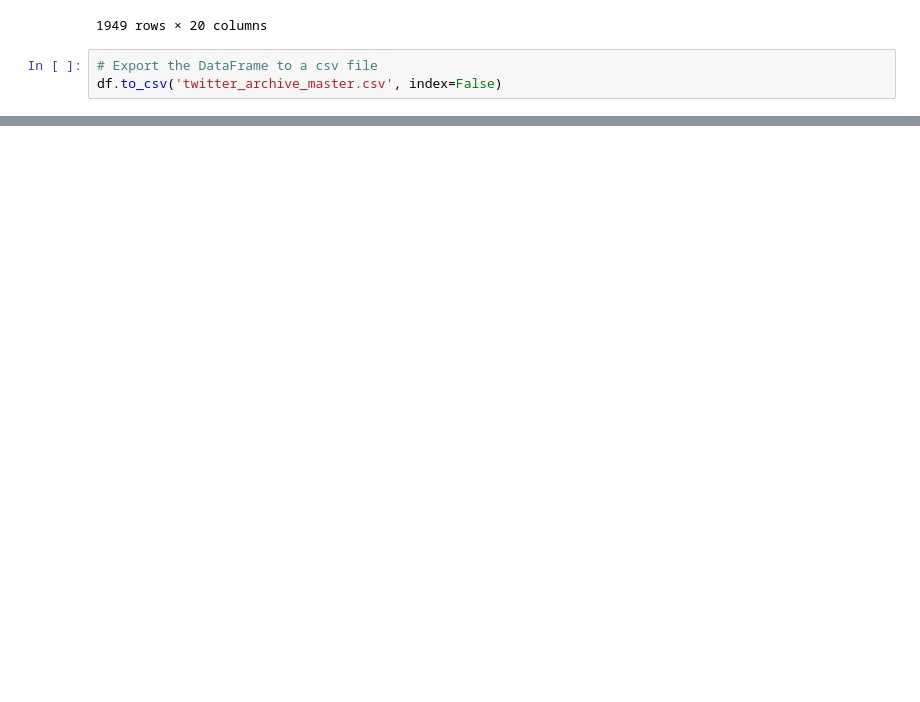
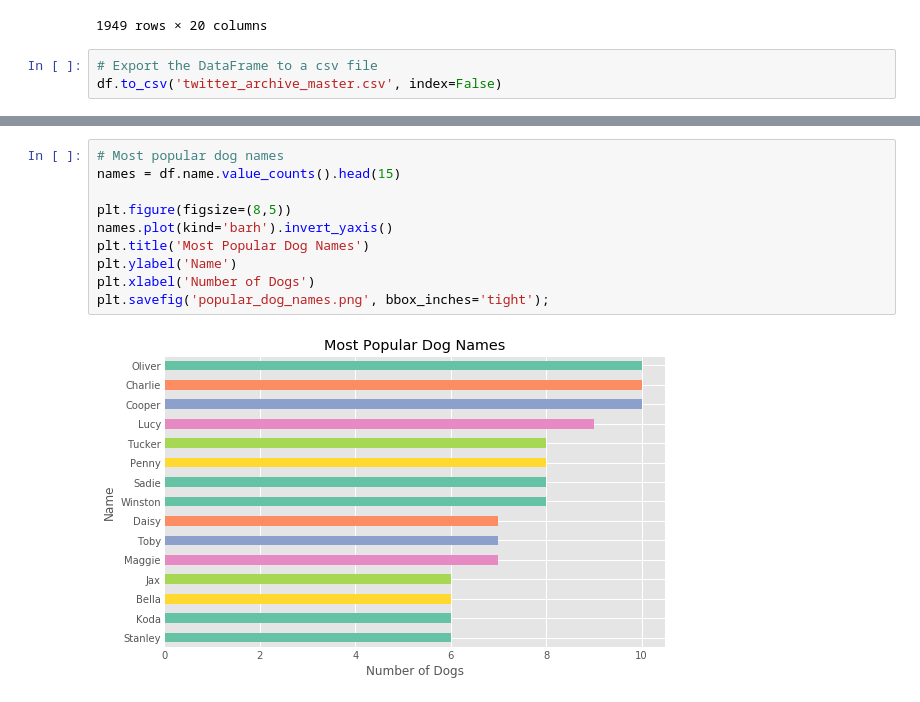
Before and after one commit to bakabbyy/WeRateDogs-twitter, a Jupyter notebook: wrangle_act.ipynb, the cells around one changed output, grey strips where cells are left out. Cells and saved outputs as stored; diff of their text form; blank space fills up the shorter version.

```diff
--- a/wrangle_act.ipynb
+++ b/wrangle_act.ipynb
@@ -881,0 +898,12 @@ df.to_csv('twitter_archive_master.csv', index=False)
+# %%
+# Most popular dog names
+names = df.name.value_counts().head(15)
+
+plt.figure(figsize=(8,5))
+names.plot(kind='barh').invert_yaxis()
+plt.title('Most Popular Dog Names')
+plt.ylabel('Name')
+plt.xlabel('Number of Dogs')
+plt.savefig('popular_dog_names.png', bbox_inches='tight');
+# %% [output]
+[figure, added]
```
Also changed, not shown: parts of 25 cells of this notebook, 3 other files.
